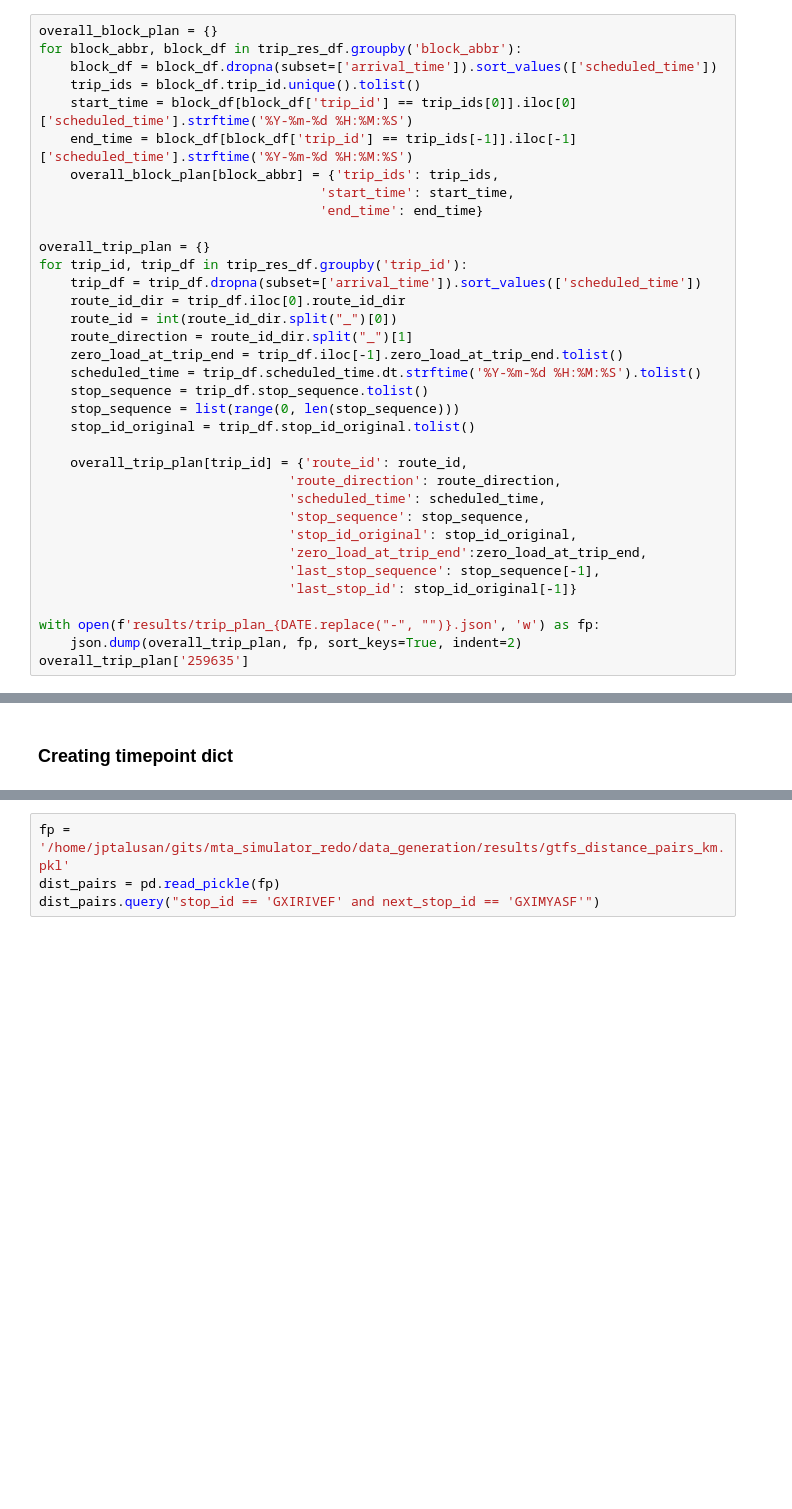
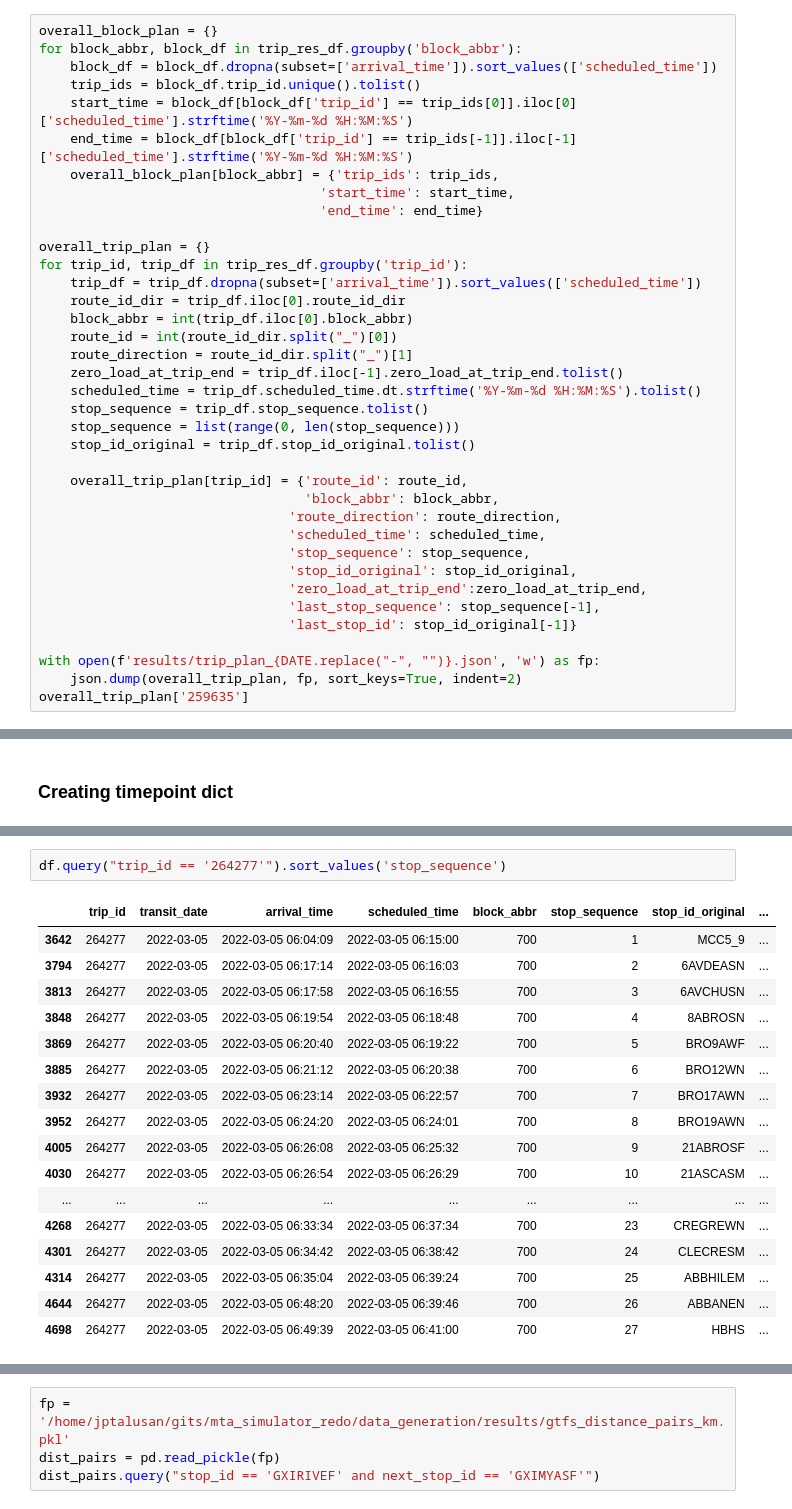
Before and after one commit to jptalusan/ICCPS_stationing, a Jupyter notebook: data_generation/get_APC_day_trips.ipynb, the cells around one changed output, grey strips where cells are left out. Saved outputs shown, nothing was run; the diff lists cells and outputs as text; blank space fills up the shorter version.

```diff
--- a/data_generation/get_APC_day_trips.ipynb
+++ b/data_generation/get_APC_day_trips.ipynb
@@ -294,6 +281,7 @@ overall_trip_plan = {}
 for trip_id, trip_df in trip_res_df.groupby('trip_id'):
     trip_df = trip_df.dropna(subset=['arrival_time']).sort_values(['scheduled_time'])
     route_id_dir = trip_df.iloc[0].route_id_dir
+    block_abbr = int(trip_df.iloc[0].block_abbr)
     route_id = int(route_id_dir.split("_")[0])
     route_direction = route_id_dir.split("_")[1]
     zero_load_at_trip_end = trip_df.iloc[-1].zero_load_at_trip_end.tolist()
@@ -303,6 +291,7 @@ for trip_id, trip_df in trip_res_df.groupby('trip_id'):
     stop_id_original = trip_df.stop_id_original.tolist()
 
     overall_trip_plan[trip_id] = {'route_id': route_id,
+                                  'block_abbr': block_abbr,
                                 'route_direction': route_direction,
                                 'scheduled_time': scheduled_time,
                                 'stop_sequence': stop_sequence,
@@ -408,0 +401,20 @@ time_point_dict
+# %%
+df.query("trip_id == '264277'").sort_values('stop_sequence')
+# %% [output]
+|  | trip_id | transit_date | arrival_time | scheduled_time | block_abbr | stop_sequence | stop_id_original | ... |
+| 3642 | 264277 | 2022-03-05 | 2022-03-05 06:04:09 | 2022-03-05 06:15:00 | 700 | 1 | MCC5_9 | ... |
+| 3794 | 264277 | 2022-03-05 | 2022-03-05 06:17:14 | 2022-03-05 06:16:03 | 700 | 2 | 6AVDEASN | ... |
+| 3813 | 264277 | 2022-03-05 | 2022-03-05 06:17:58 | 2022-03-05 06:16:55 | 700 | 3 | 6AVCHUSN | ... |
+| 3848 | 264277 | 2022-03-05 | 2022-03-05 06:19:54 | 2022-03-05 06:18:48 | 700 | 4 | 8ABROSN | ... |
+| 3869 | 264277 | 2022-03-05 | 2022-03-05 06:20:40 | 2022-03-05 06:19:22 | 700 | 5 | BRO9AWF | ... |
+| 3885 | 264277 | 2022-03-05 | 2022-03-05 06:21:12 | 2022-03-05 06:20:38 | 700 | 6 | BRO12WN | ... |
+| 3932 | 264277 | 2022-03-05 | 2022-03-05 06:23:14 | 2022-03-05 06:22:57 | 700 | 7 | BRO17AWN | ... |
+| 3952 | 264277 | 2022-03-05 | 2022-03-05 06:24:20 | 2022-03-05 06:24:01 | 700 | 8 | BRO19AWN | ... |
+| 4005 | 264277 | 2022-03-05 | 2022-03-05 06:26:08 | 2022-03-05 06:25:32 | 700 | 9 | 21ABROSF | ... |
+| 4030 | 264277 | 2022-03-05 | 2022-03-05 06:26:54 | 2022-03-05 06:26:29 | 700 | 10 | 21ASCASM | ... |
+| ... | ... | ... | ... | ... | ... | ... | ... | ... |
+| 4268 | 264277 | 2022-03-05 | 2022-03-05 06:33:34 | 2022-03-05 06:37:34 | 700 | 23 | CREGREWN | ... |
+| 4301 | 264277 | 2022-03-05 | 2022-03-05 06:34:42 | 2022-03-05 06:38:42 | 700 | 24 | CLECRESM | ... |
+| 4314 | 264277 | 2022-03-05 | 2022-03-05 06:35:04 | 2022-03-05 06:39:24 | 700 | 25 | ABBHILEM | ... |
+| 4644 | 264277 | 2022-03-05 | 2022-03-05 06:48:20 | 2022-03-05 06:39:46 | 700 | 26 | ABBANEN | ... |
+| 4698 | 264277 | 2022-03-05 | 2022-03-05 06:49:39 | 2022-03-05 06:41:00 | 700 | 27 | HBHS | ... |
```
Also changed, not shown: parts of 20 cells of this notebook, 13 other files.
